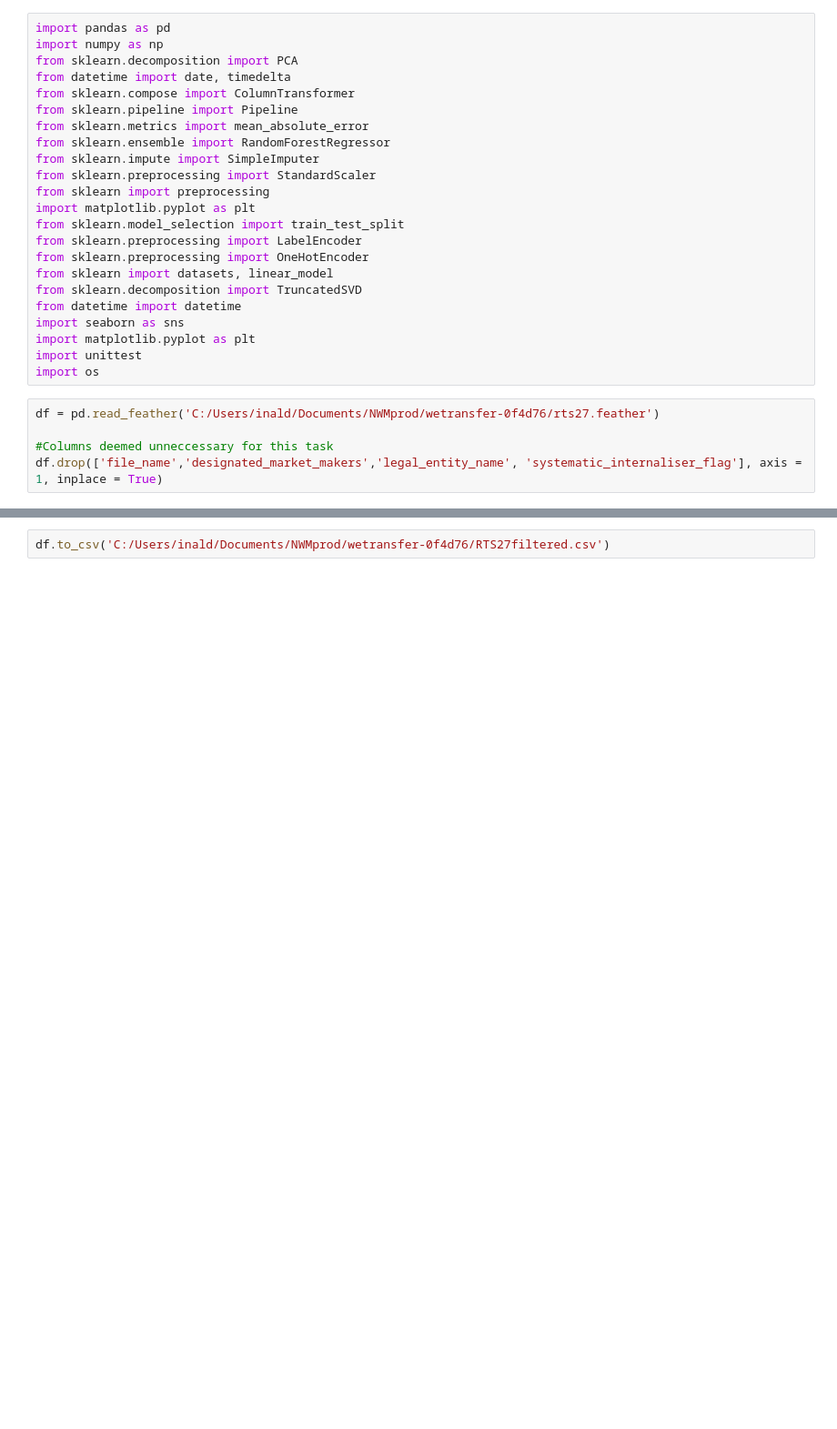
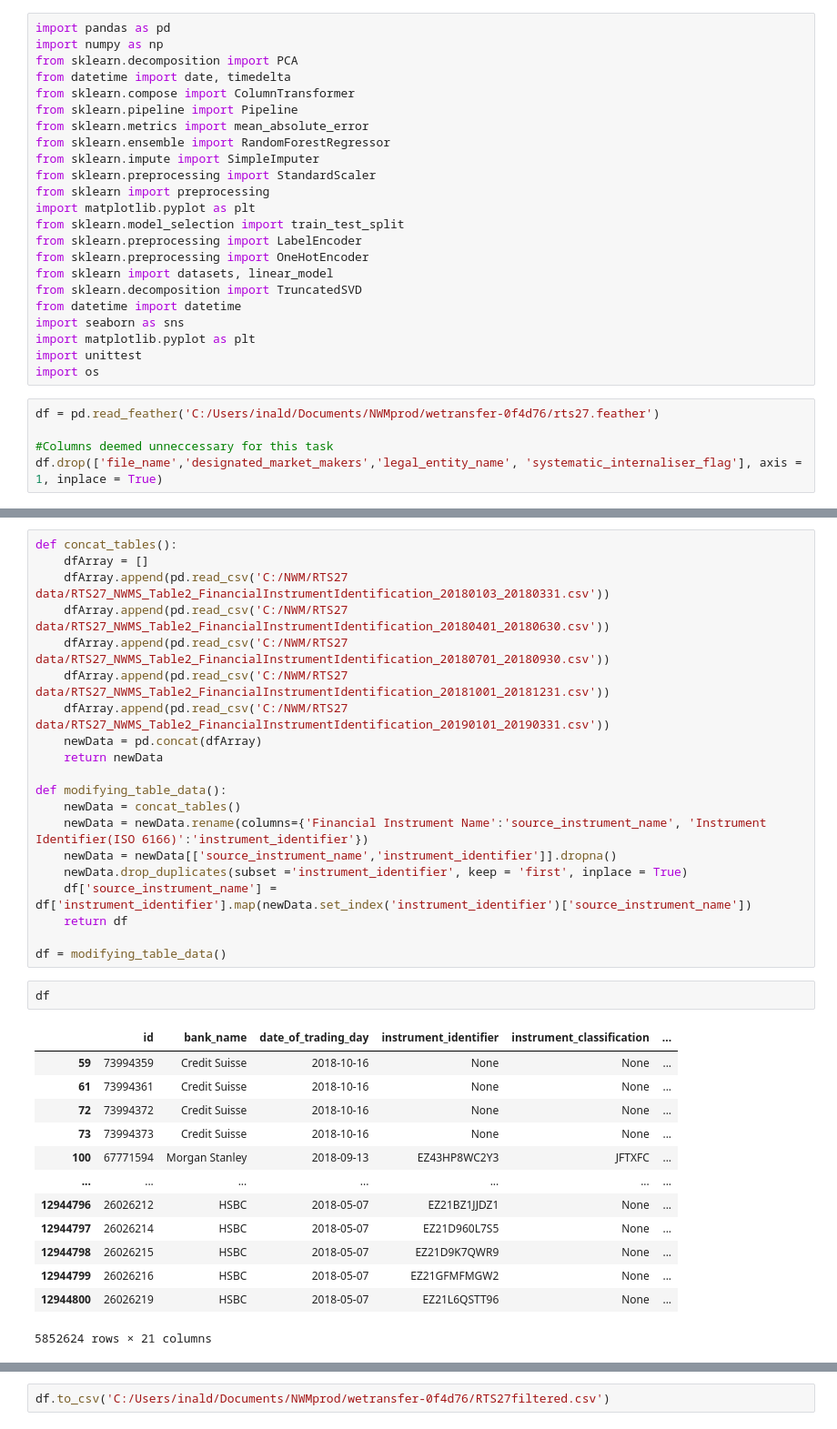
Before and after one commit to Inald/newNWM-Intern-Project-2020, a Jupyter notebook: pipelined.ipynb, the cells around one changed output, grey strips where cells are left out. Shown: that part at 91% size. Saved outputs shown, nothing was run; the diff lists cells and outputs as text; blank space fills up the shorter version.

Commit message:
Natwest Market data included

```diff
--- a/pipelined.ipynb
+++ b/pipelined.ipynb
@@ -38,3 +40,39 @@ KeyError: "['order_request_quotes_received' 'liquidity_provider_flag'\n 'execute
+# %%
+def concat_tables():
+    dfArray = []
+    dfArray.append(pd.read_csv('C:/NWM/RTS27 data/RTS27_NWMS_Table2_FinancialInstrumentIdentification_20180103_20180331.csv'))
+    dfArray.append(pd.read_csv('C:/NWM/RTS27 data/RTS27_NWMS_Table2_FinancialInstrumentIdentification_20180401_20180630.csv'))
+    dfArray.append(pd.read_csv('C:/NWM/RTS27 data/RTS27_NWMS_Table2_FinancialInstrumentIdentification_20180701_20180930.csv'))
+    dfArray.append(pd.read_csv('C:/NWM/RTS27 data/RTS27_NWMS_Table2_FinancialInstrumentIdentification_20181001_20181231.csv'))
+    dfArray.append(pd.read_csv('C:/NWM/RTS27 data/RTS27_NWMS_Table2_FinancialInstrumentIdentification_20190101_20190331.csv'))
+    newData = pd.concat(dfArray)
+    return newData
+
+def modifying_table_data():
+    newData = concat_tables()
+    newData = newData.rename(columns={'Financial Instrument Name':'source_instrument_name', 'Instrument Identifier(ISO 6166)':'instrument_identifier'})
+    newData = newData[['source_instrument_name','instrument_identifier']].dropna()
+    newData.drop_duplicates(subset ='instrument_identifier', keep = 'first', inplace = True)
+    df['source_instrument_name'] = df['instrument_identifier'].map(newData.set_index('instrument_identifier')['source_instrument_name'])
+    return df
+
+df = modifying_table_data()
+# %%
+df
+# %% [output]
+|  | id | bank_name | date_of_trading_day | instrument_identifier | instrument_classification | ... |
+| 59 | 73994359 | Credit Suisse | 2018-10-16 | None | None | ... |
+| 61 | 73994361 | Credit Suisse | 2018-10-16 | None | None | ... |
+| 72 | 73994372 | Credit Suisse | 2018-10-16 | None | None | ... |
+| 73 | 73994373 | Credit Suisse | 2018-10-16 | None | None | ... |
+| 100 | 67771594 | Morgan Stanley | 2018-09-13 | EZ43HP8WC2Y3 | JFTXFC | ... |
+| ... | ... | ... | ... | ... | ... | ... |
+| 12944796 | 26026212 | HSBC | 2018-05-07 | EZ21BZ1JJDZ1 | None | ... |
+| 12944797 | 26026214 | HSBC | 2018-05-07 | EZ21D960L7S5 | None | ... |
+| 12944798 | 26026215 | HSBC | 2018-05-07 | EZ21D9K7QWR9 | None | ... |
+| 12944799 | 26026216 | HSBC | 2018-05-07 | EZ21GFMFMGW2 | None | ... |
+| 12944800 | 26026219 | HSBC | 2018-05-07 | EZ21L6QSTT96 | None | ... |
+5852624 rows × 21 columns
 # %%
 
 df['total_value_of_trans_gbp'] = df['total_value_of_trans_gbp'].fillna(df['total_value_of_trans_eur']).fillna(df['total_value_of_transactions'])
```
Also changed, not shown: parts of 3 cells of this notebook.
